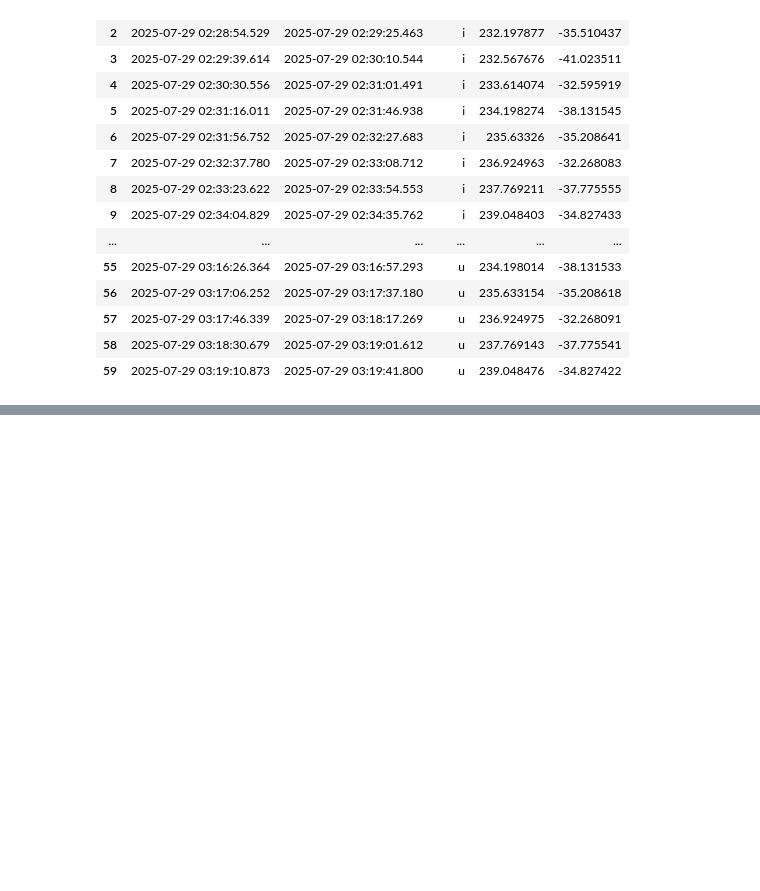
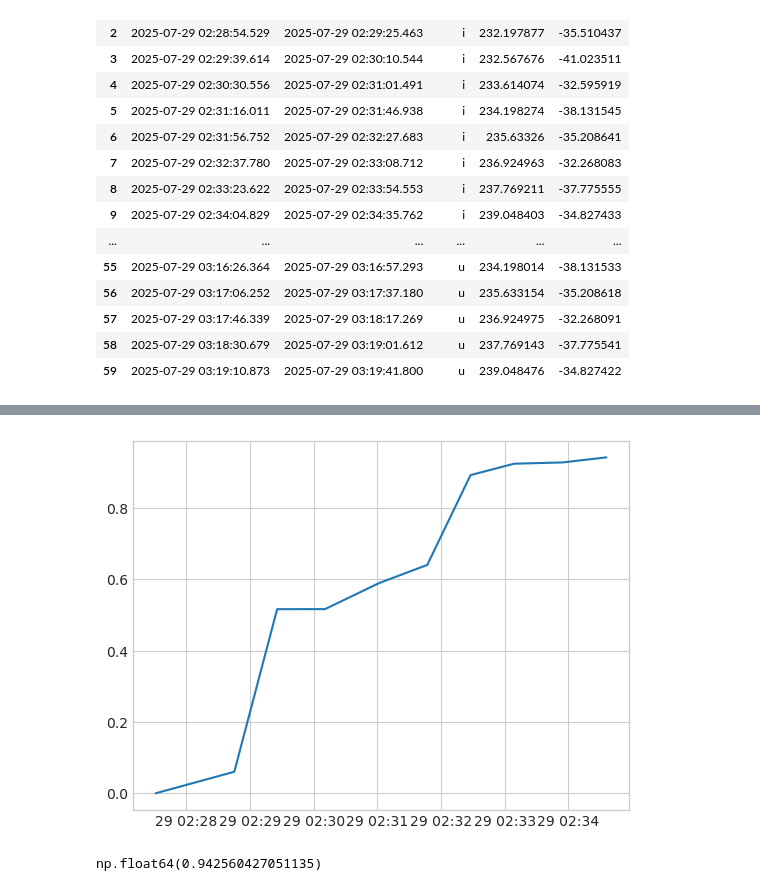
Before and after one commit to lsst-sitcom/ToO-analysis-tools, a Jupyter notebook: notebooks/PointingEfficiency.ipynb, the cells around one changed output, grey strips where cells are left out. Cells and saved outputs as stored; diff of their text form; code cells hidden in the pictures; blank space fills up the shorter version.

```diff
--- a/notebooks/PointingEfficiency.ipynb
+++ b/notebooks/PointingEfficiency.ipynb
@@ -645,0 +679,9 @@ ToODF
+# %%
+plt.plot(timeOfObs,np.cumsum(probs))
+plt.show()
+# %% [output]
+[figure, added]
+# %%
+np.cumsum(probs)[-1]
+# %% [output]
+np.float64(0.942560427051135)
```
Also changed, not shown: parts of 6 cells of this notebook, 1 other file.
